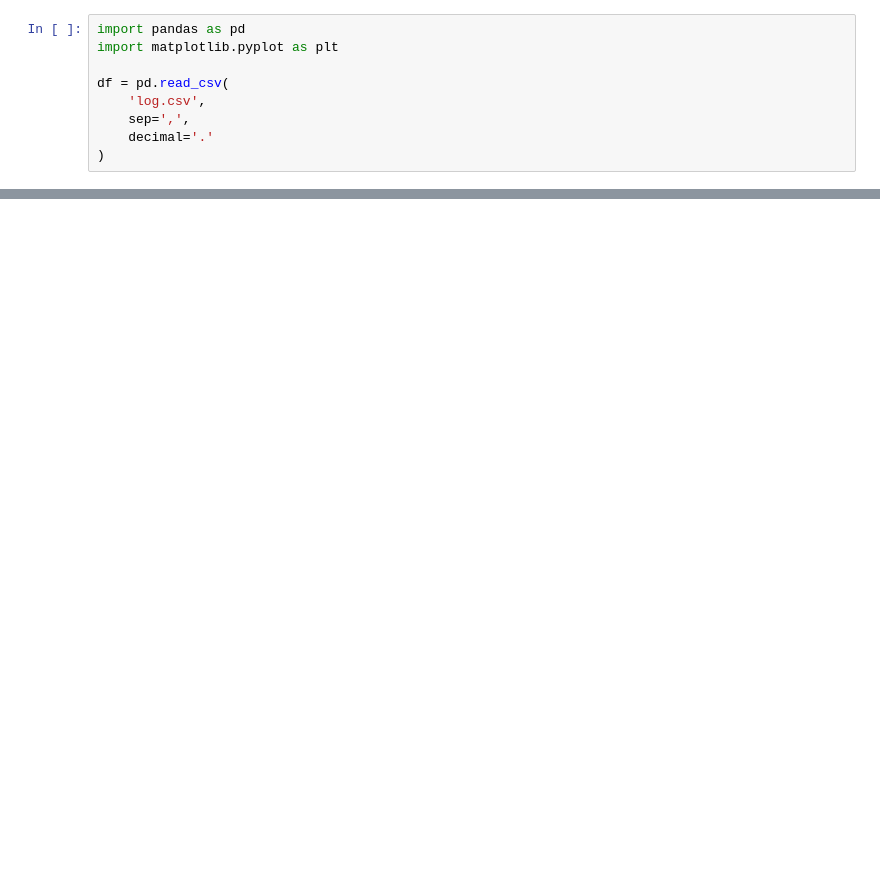
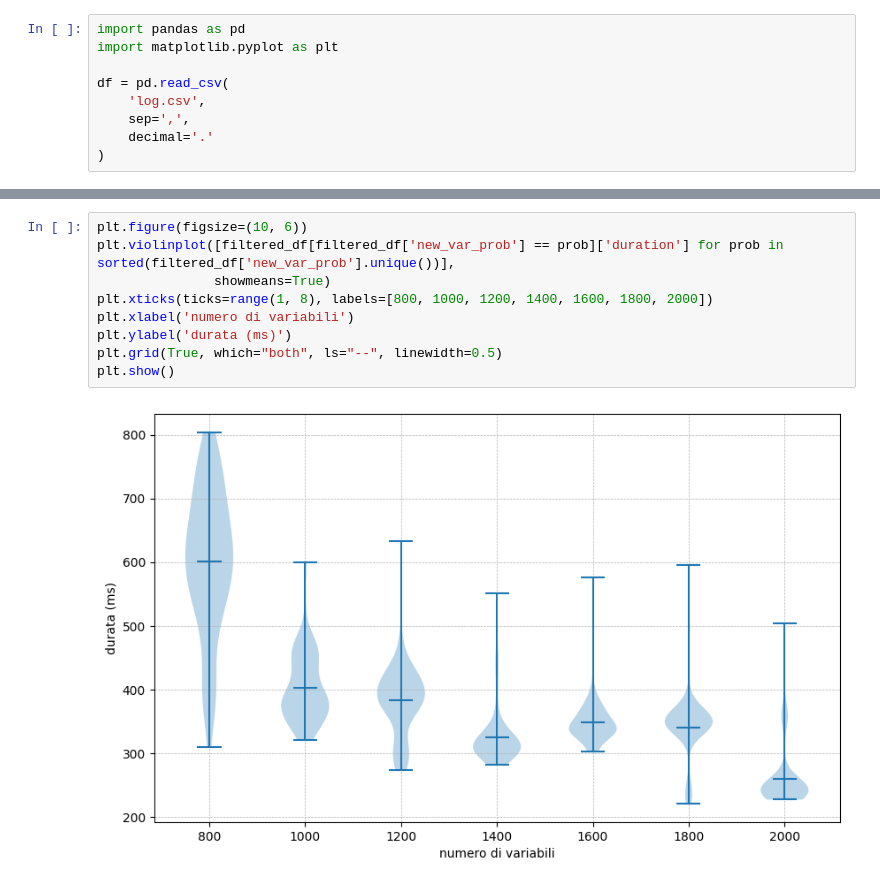
Before and after one commit to TheNewPing/2SATsolver, a Jupyter notebook: bench_graphs.ipynb, the cells around one changed output, grey strips where cells are left out. Drawn from its saved outputs; the diff is of its cells as text; blank space fills up the shorter version.

```diff
--- a/bench_graphs.ipynb
+++ b/bench_graphs.ipynb
@@ -30,3 +31,14 @@ plt.show()
+# %%
+plt.figure(figsize=(10, 6))
+plt.violinplot([filtered_df[filtered_df['new_var_prob'] == prob]['duration'] for prob in sorted(filtered_df['new_var_prob'].unique())],
+               showmeans=True)
+plt.xticks(ticks=range(1, 8), labels=[800, 1000, 1200, 1400, 1600, 1800, 2000])
+plt.xlabel('numero di variabili')
+plt.ylabel('durata (ms)')
+plt.grid(True, which="both", ls="--", linewidth=0.5)
+plt.show()
+# %% [output]
+[figure, added]
 # %%
 import pandas as pd
 import matplotlib.pyplot as plt
```
Also changed, not shown: parts of 8 cells of this notebook, 3 other files.
